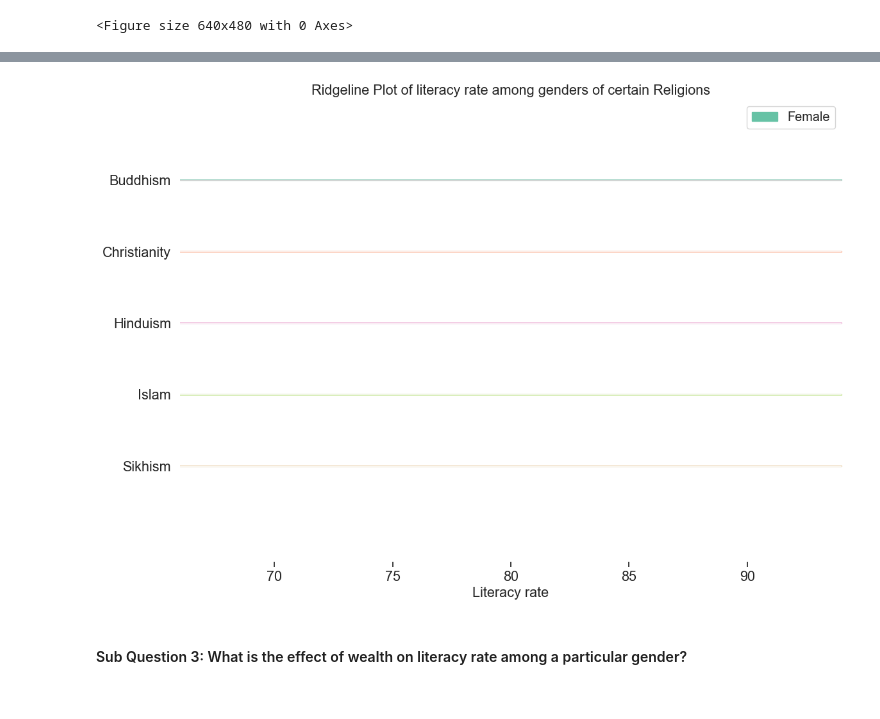
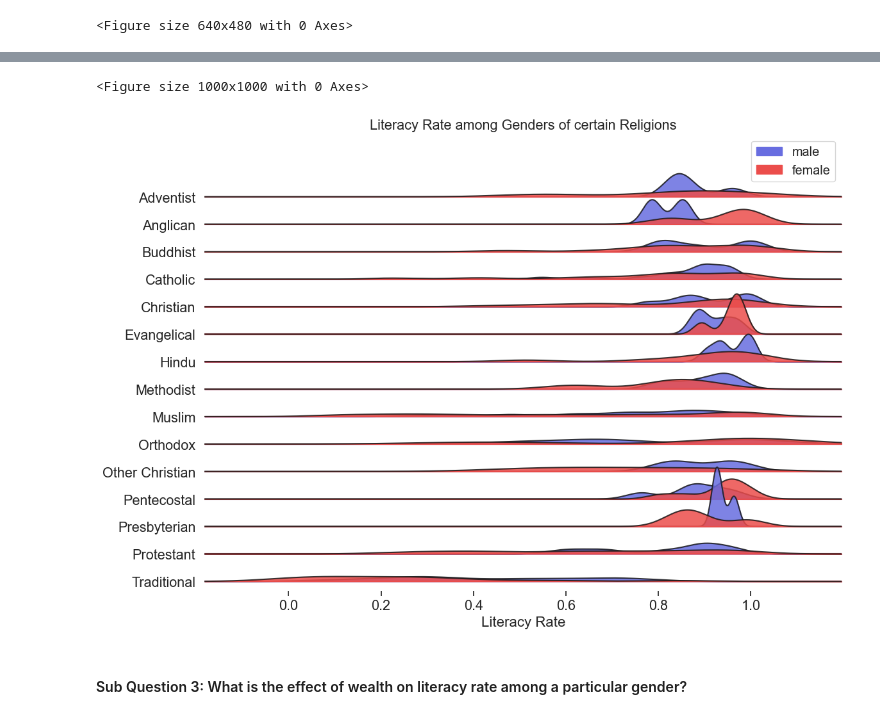
Before and after one commit to ubco-W2022T2-data301/project-group-group18, a Jupyter notebook: analysis/analysis3.ipynb, the cells around one changed output, grey strips where cells are left out. Cells and saved outputs as stored; diff of their text form; code cells hidden in the pictures.

```diff
--- a/analysis/analysis3.ipynb
+++ b/analysis/analysis3.ipynb
@@ -213,33 +119,32 @@ plt.show()
-# %%
-# Assuming that you have imported your dataset and performed pivot_table() as in your code
-a = df.pivot_table(index='Religion', columns='Sex', values='literacy_1524_m')
-
-# Create a stacked DataFrame
-stacked_df = pd.DataFrame({'Male': a['Male'], 'Female': a['Female'], 'religion': a.index}).reset_index()
-stacked_df.Male=pd.to_numeric(stacked_df.Male)
-stacked_df.Female=pd.to_numeric(stacked_df.Female)
-# Create the joyplot
-fig, ax = joypy.joyplot(stacked_df,
-                        by="Religion",
-                        column=["Male", "Female"],
-                        grid="y",
-                        linewidth=1,
-                        linecolor='w',
-                        overlap=1.5,
-                        figsize=(12,8),
-                        legend=True,
-                        alpha=0.85,
-                        colormap=plt.cm.Set2
-                       )
-
-# Add title and axes labels
-plt.title('Ridgeline Plot of literacy rate among genders of certain Religions')
-plt.xlabel('Literacy rate')
-plt.ylabel('Religion')
-
-plt.show()
-# %% [output]
-[figure, removed]
+# %%
+male_df = df[df['Sex'] == 'Male'][['literacy_1524_m', 'Religion']]
+female_df = df[df['Sex'] == 'Female'][['literacy_1524_m', 'Religion']]
+
+male_df = df[df['Sex'] == 'Male'].rename(columns={'literacy_1524_m': 'male'}).dropna(subset=['Religion','male'])
+female_df = df[df['Sex'] == 'Female'].rename(columns={'literacy_1524_m': 'female'}).dropna(subset=['Religion','female'])
+
+result_df = pd.merge(male_df[['Religion','male']], female_df[['Religion','female']], how='outer', on='Religion').dropna()
+
+
+result_df = result_df.groupby('Religion').filter(lambda x: x['male'].nunique() > 1 and x['female'].nunique() > 1)
+
+
+plt.figure()
+ax,fig = joyplot(data=result_df[['male','female','Religion']],
+        by=result_df['Religion'],
+        column=['male','female'],
+        color=['#686de0','#eb4d4b'],
+        legend=True,
+        alpha = 0.85,
+        figsize=(12,8)
+                )
+plt.rc('axes', labelsize=16)
+plt.title('Literacy Rate among Genders of certain Religions')
+plt.xlabel("Literacy Rate")
+plt.show()
+# %% [output]
+<Figure size 1000x1000 with 0 Axes>
+[figure, added]
 # %% [markdown]
 #### Sub Question 3: What is the effect of wealth on literacy rate among a particular gender?
 # %%
```
Also changed, not shown: parts of 8 cells of this notebook.
